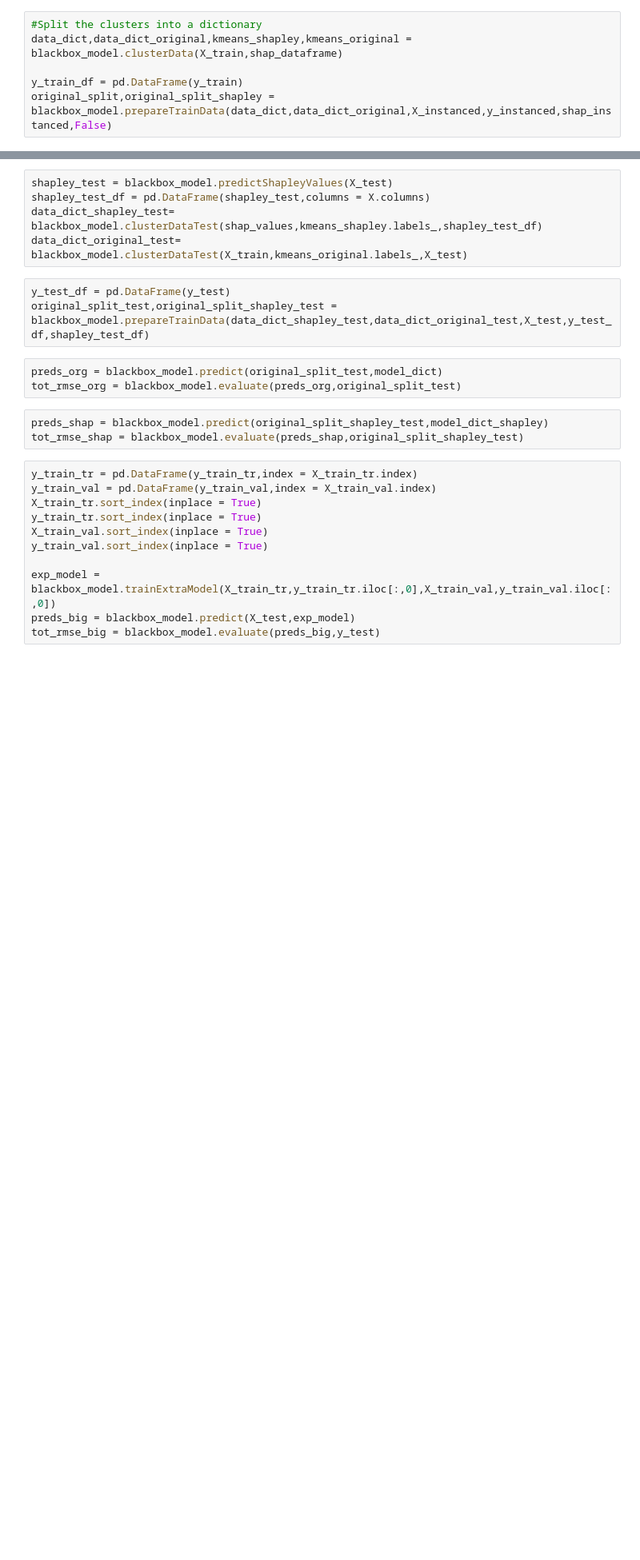
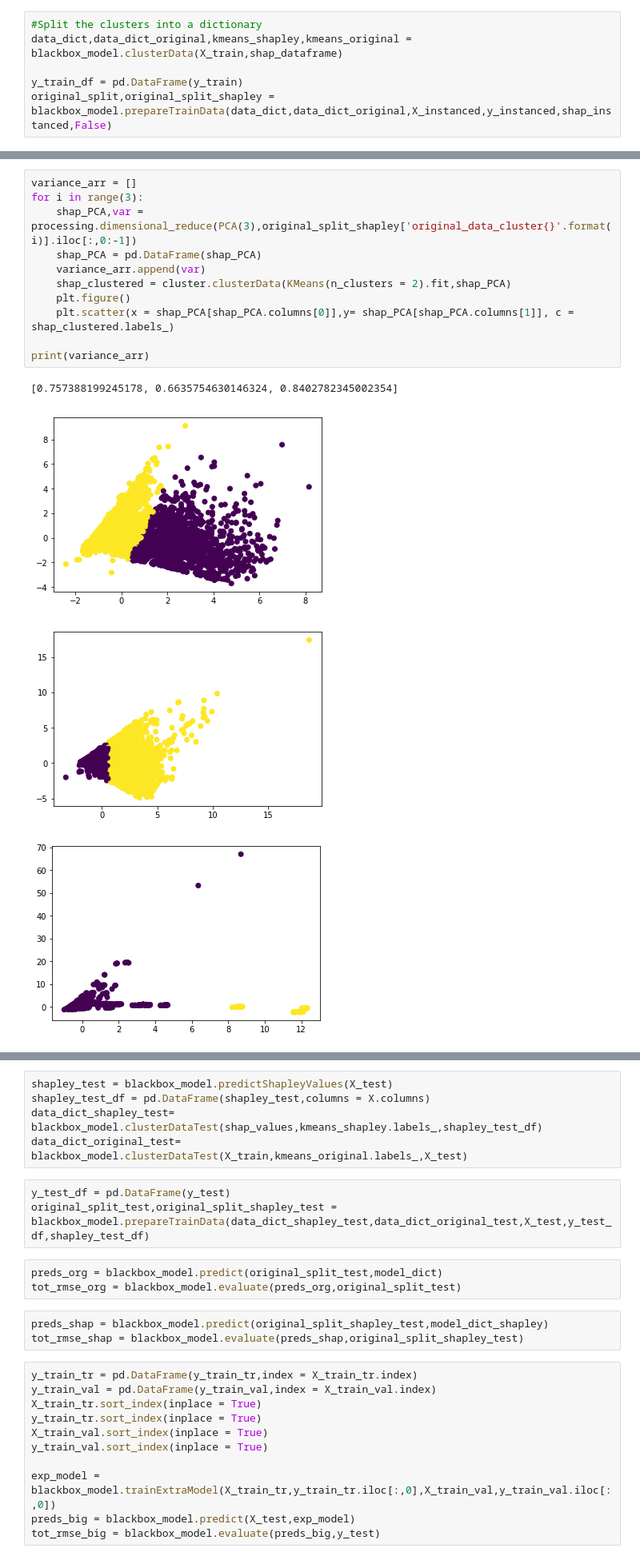
Before and after one commit to koralpc/shapley-bootstrapping, a Jupyter notebook: Notebooks/Shapley_PCA_Notebook.ipynb, the cells around one changed output, grey strips where cells are left out. Shown: that part at 80% size. Saved outputs shown, nothing was run; the diff lists cells and outputs as text; blank space fills up the shorter version.

```diff
--- a/Notebooks/Shapley_PCA_Notebook.ipynb
+++ b/Notebooks/Shapley_PCA_Notebook.ipynb
@@ -198,0 +127,16 @@ original_split,original_split_shapley = blackbox_model.prepareTrainData(data_dic
+# %%
+variance_arr = []
+for i in range(3):
+    shap_PCA,var = processing.dimensional_reduce(PCA(3),original_split_shapley['original_data_cluster{}'.format(i)].iloc[:,0:-1])
+    shap_PCA = pd.DataFrame(shap_PCA)
+    variance_arr.append(var)
+    shap_clustered = cluster.clusterData(KMeans(n_clusters = 2).fit,shap_PCA)
+    plt.figure()
+    plt.scatter(x = shap_PCA[shap_PCA.columns[0]],y= shap_PCA[shap_PCA.columns[1]], c = shap_clustered.labels_)
+
+print(variance_arr)
+# %% [output]
+[0.757388199245178, 0.6635754630146324, 0.8402782345002354]
+[figure, added]
+[figure, added]
+[figure, added]
```
Also changed, not shown: parts of 11 cells of this notebook, 1 other file.
